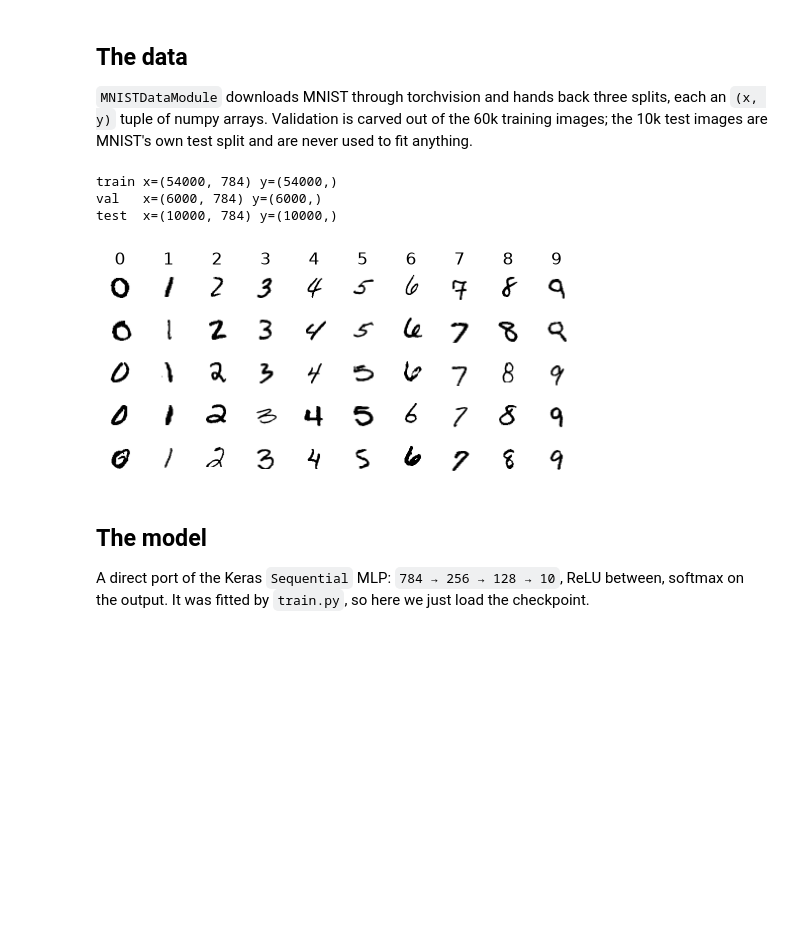
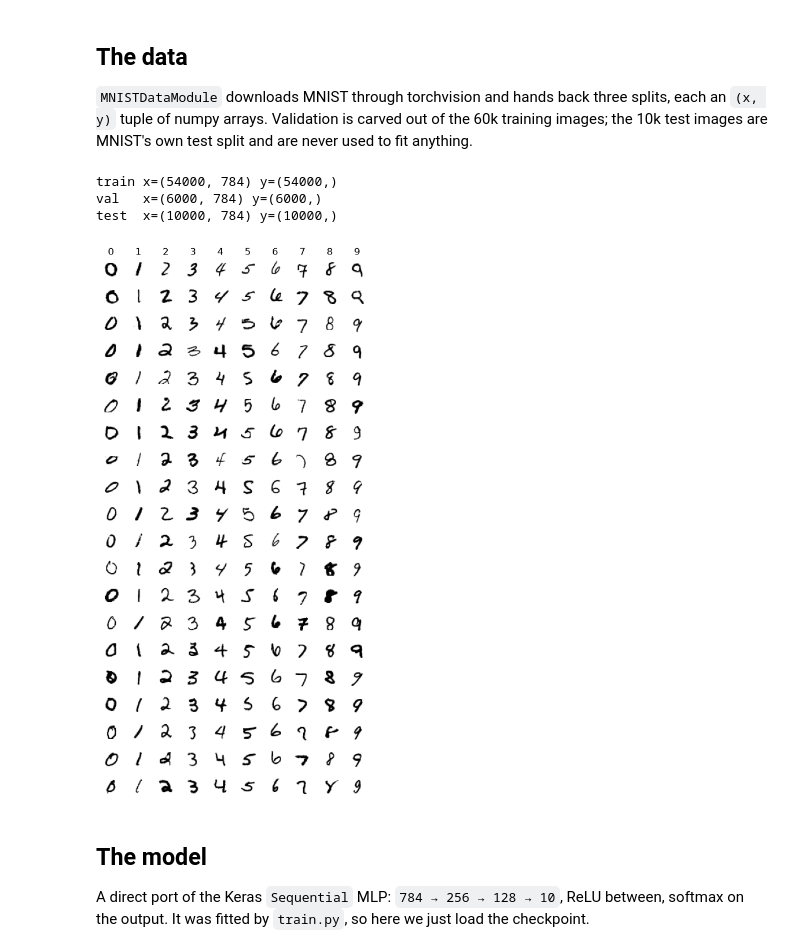
Before and after one commit to SINTEF/safetycage, a Jupyter notebook: examples/01-mnist/tutorial.ipynb, the cells around one changed output. Drawn from its saved outputs; the diff is of its cells as text; code cells hidden in the pictures; blank space fills up the shorter version.

```diff
--- a/examples/01-mnist/tutorial.ipynb
+++ b/examples/01-mnist/tutorial.ipynb
@@ -43,15 +43,15 @@ MNIST's own test split and are never used to fit anything.
 # %%
 from mnist_datamodule import MNISTDataModule
 
 data_module = MNISTDataModule()
 
 data_module.print_partition_summary()
-data_module.plot_samples(n_samples_per_class=5)
+data_module.plot_samples(n_samples_per_class=20)
 # %% [output]
 train x=(54000, 784) y=(54000,)
 val   x=(6000, 784) y=(6000,)
 test  x=(10000, 784) y=(10000,)
-[figure, old version]
+[figure, new version]
 # %% [markdown]
 ## The model
 
```
Also changed, not shown: parts of 11 cells of this notebook, 1 other file.
